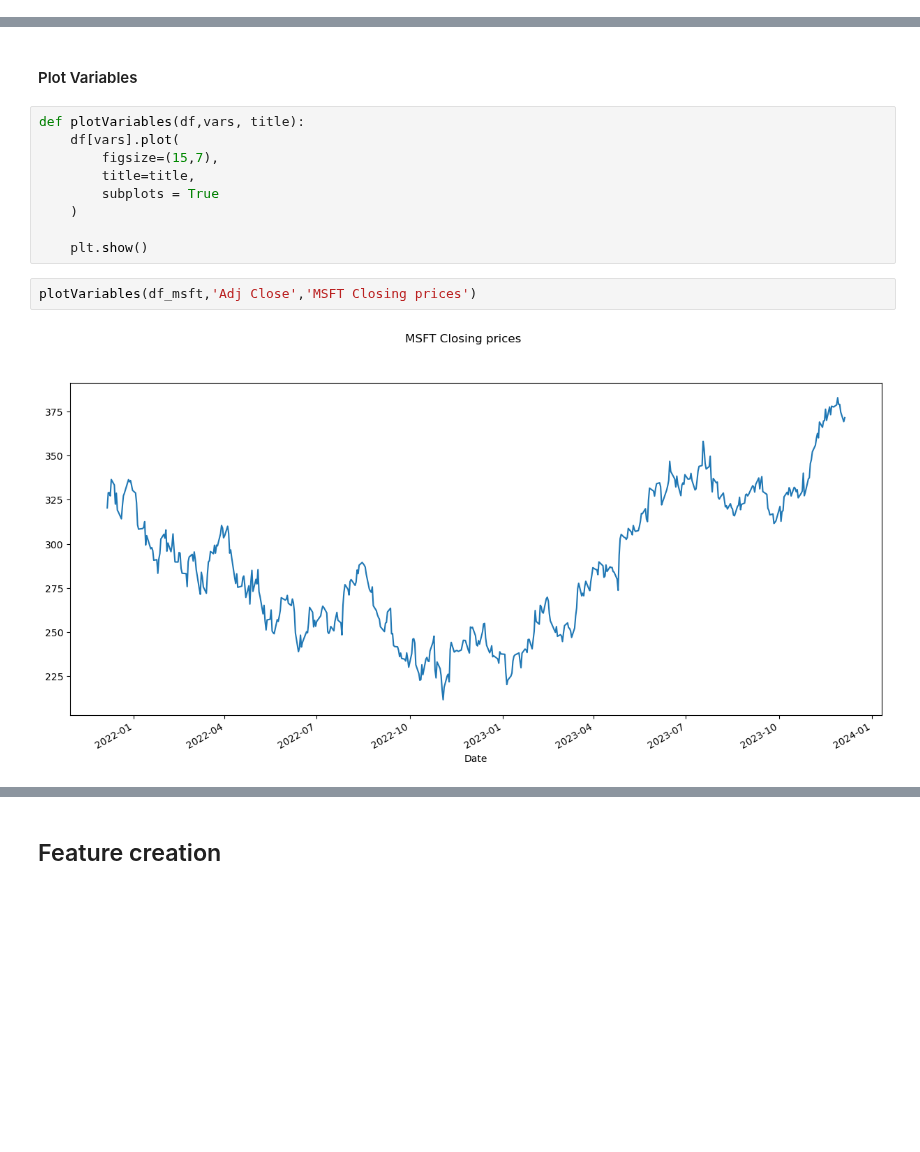
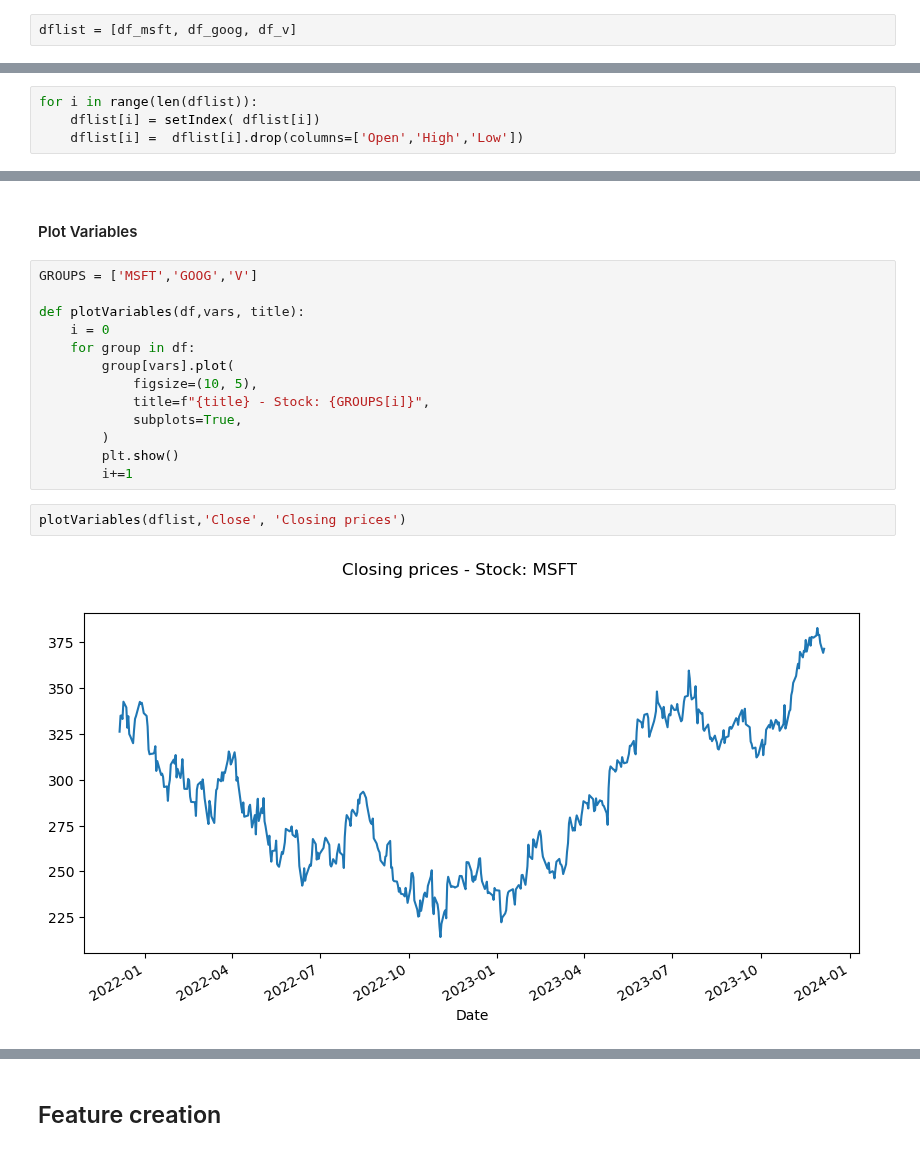
Before and after one commit to karla-mond/stockPred-Mex, a Jupyter notebook: xgboost/tsf_xgboost.ipynb, the cells around one changed output, grey strips where cells are left out. Cells and saved outputs as stored; diff of their text form; blank space fills up the shorter version.

Commit message:
applied model to 3 stocks

```diff
--- a/xgboost/tsf_xgboost.ipynb
+++ b/xgboost/tsf_xgboost.ipynb
@@ -40,3 +35,5 @@ df_msft
+# %%
+dflist = [df_msft, df_goog, df_v]
 # %% [markdown]
 Set the 'date' field as an index and making sure it is a datetime and not a string for plotting purposes
 # %%
@@ -52,0 +52,4 @@ df_msft = df_msft.drop(columns=['Open','High','Low'])
+# %%
+for i in range(len(dflist)):
+    dflist[i] = setIndex( dflist[i])
+    dflist[i] =  dflist[i].drop(columns=['Open','High','Low'])
@@ -53,15 +76,19 @@ df_msft = df_msft.drop(columns=['Open','High','Low'])
 # %% [markdown]
 #### Plot Variables
 # %%
+GROUPS = ['MSFT','GOOG','V']
+
 def plotVariables(df,vars, title):
-    df[vars].plot(
-        figsize=(15,7),
-        title=title,
-        subplots = True
-    )
-
-    plt.show()
+    i = 0
+    for group in df:
+        group[vars].plot(
+            figsize=(10, 5),
+            title=f"{title} - Stock: {GROUPS[i]}",
+            subplots=True,
+        )
+        plt.show()
+        i+=1
 # %%
-plotVariables(df_msft,'Adj Close','MSFT Closing prices')
+plotVariables(dflist,'Close', 'Closing prices')
 # %% [output]
-[figure, old version]
+[figure, new version]
```
Also changed, not shown: parts of 31 cells of this notebook.
